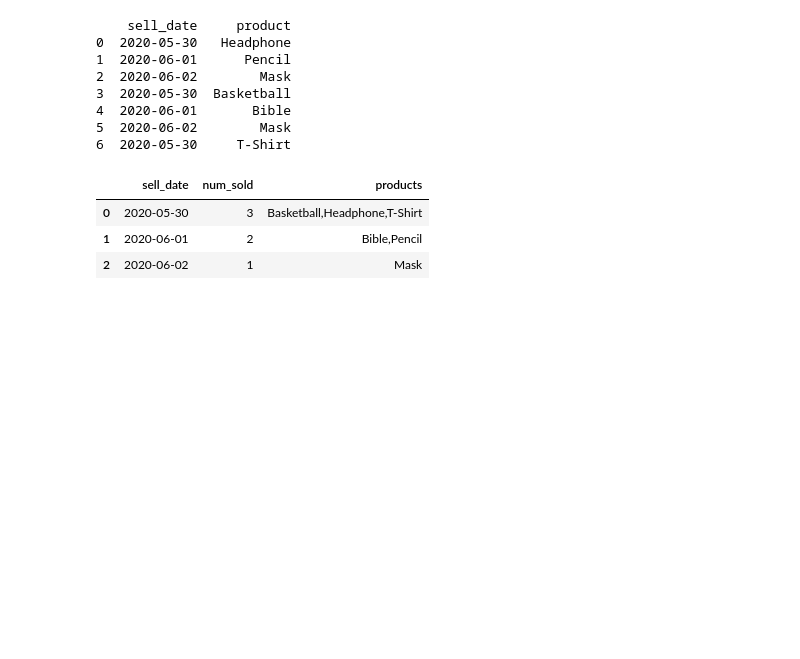
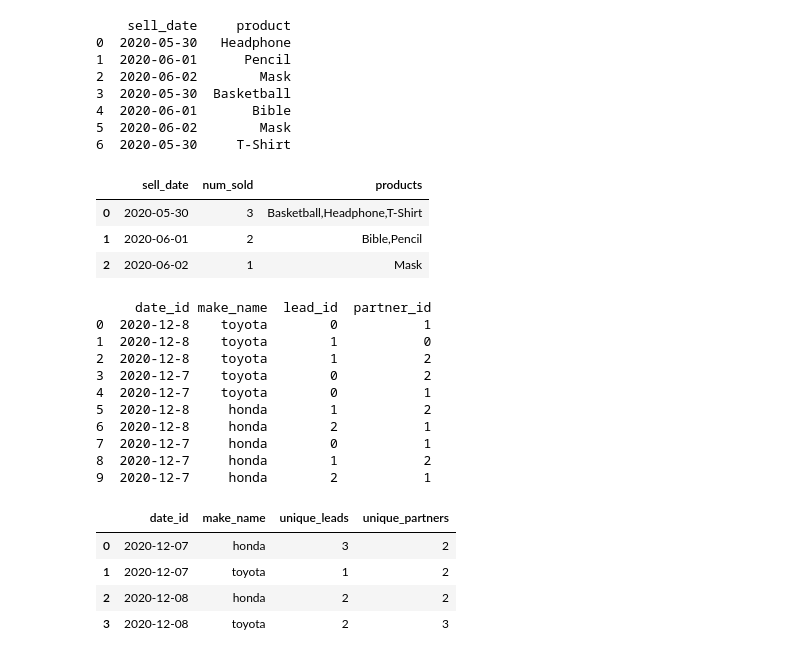
Before and after one commit to juancarvajal-hub/30-days-panda, a Jupyter notebook: 30_days-of_panda.ipynb, the cells around one changed output. Drawn from its saved outputs; the diff is of its cells as text; code cells hidden in the pictures; blank space fills up the shorter version.

Commit message:
Ejercicio 23

```diff
--- a/30_days-of_panda.ipynb
+++ b/30_days-of_panda.ipynb
@@ -907,3 +907,58 @@ categorize_products(activities)
 | 0 | 2020-05-30 | 3 | Basketball,Headphone,T-Shirt |
 | 1 | 2020-06-01 | 2 | Bible,Pencil |
 | 2 | 2020-06-02 | 1 | Mask |
+# %%
+# Vigésimo tercer ejercicio de pandas
+# Daily Leads and Partners
+
+# For each date_id and make_name, find the number of distinct lead_id's and distinct partner_id's.
+
+daily_sales_base = {
+    "date_id": [
+        "2020-12-8", "2020-12-8", "2020-12-8",
+        "2020-12-7", "2020-12-7",
+        "2020-12-8",
+        "2020-12-8",
+        "2020-12-7", "2020-12-7", "2020-12-7"
+    ],
+    "make_name": [
+        "toyota", "toyota", "toyota",
+        "toyota", "toyota",
+        "honda",
+        "honda",
+        "honda", "honda", "honda"
+    ],
+    "lead_id": [0, 1, 1, 0, 0, 1, 2, 0, 1, 2],
+    "partner_id": [1, 0, 2, 2, 1, 2, 1, 1, 2, 1]
+}
+
+daily_sales = pd.DataFrame(daily_sales_base)
+
+print(daily_sales)
+
+def daily_leads_and_partners(daily_sales: pd.DataFrame) -> pd.DataFrame:
+    daily_sales["date_id"] = pd.to_datetime(daily_sales["date_id"])
+
+    return daily_sales.groupby(["date_id","make_name"])[["lead_id","partner_id"]]\
+        .nunique()\
+        .reset_index()\
+        .rename(columns={"lead_id":"unique_leads","partner_id":"unique_partners"})
+
+daily_leads_and_partners(daily_sales)
+# %% [output]
+     date_id make_name  lead_id  partner_id
+0  2020-12-8    toyota        0           1
+1  2020-12-8    toyota        1           0
+2  2020-12-8    toyota        1           2
+3  2020-12-7    toyota        0           2
+4  2020-12-7    toyota        0           1
+5  2020-12-8     honda        1           2
+6  2020-12-8     honda        2           1
+7  2020-12-7     honda        0           1
+8  2020-12-7     honda        1           2
+9  2020-12-7     honda        2           1
+|  | date_id | make_name | unique_leads | unique_partners |
+| 0 | 2020-12-07 | honda | 3 | 2 |
+| 1 | 2020-12-07 | toyota | 1 | 2 |
+| 2 | 2020-12-08 | honda | 2 | 2 |
+| 3 | 2020-12-08 | toyota | 2 | 3 |
```
